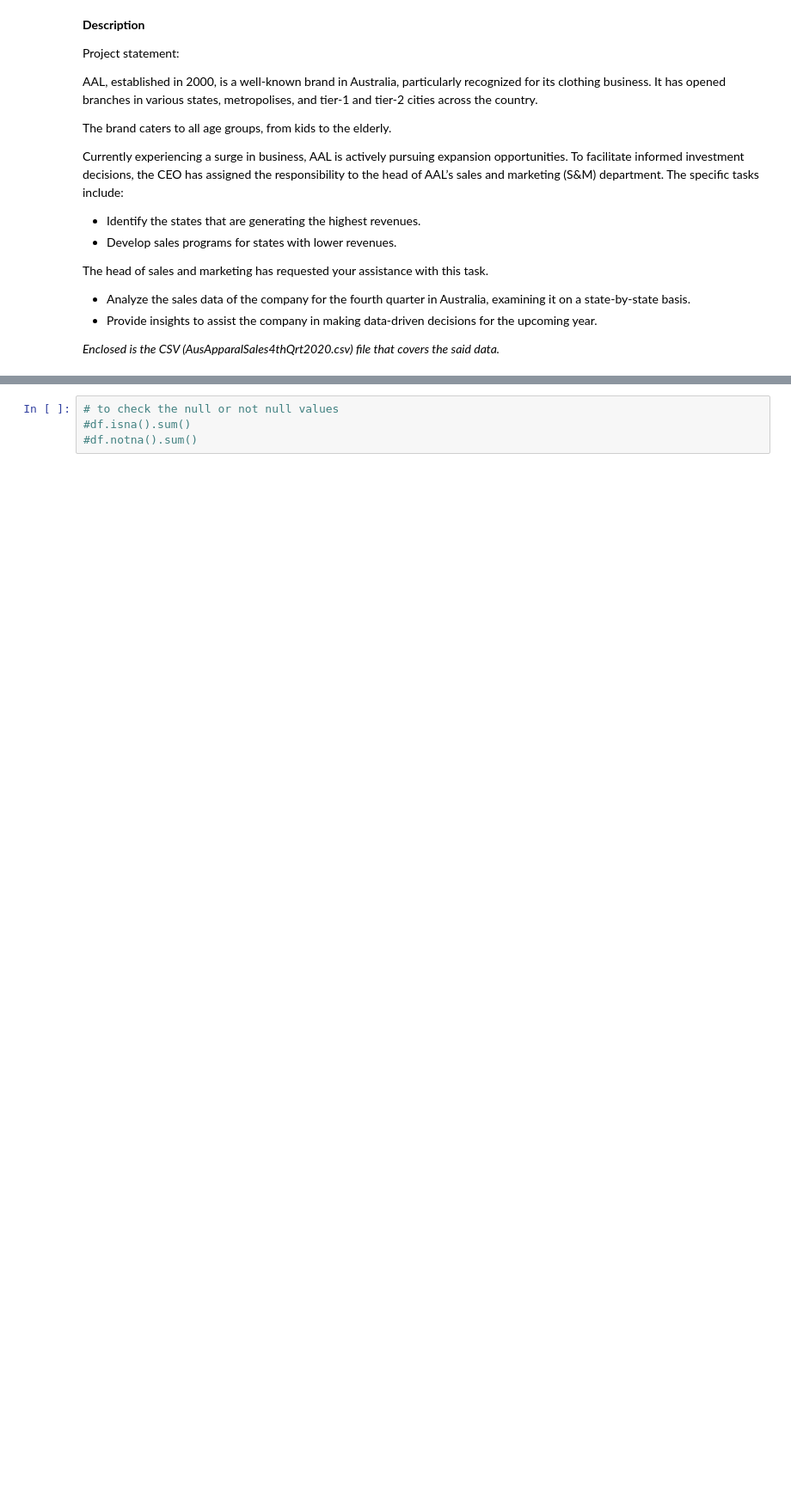
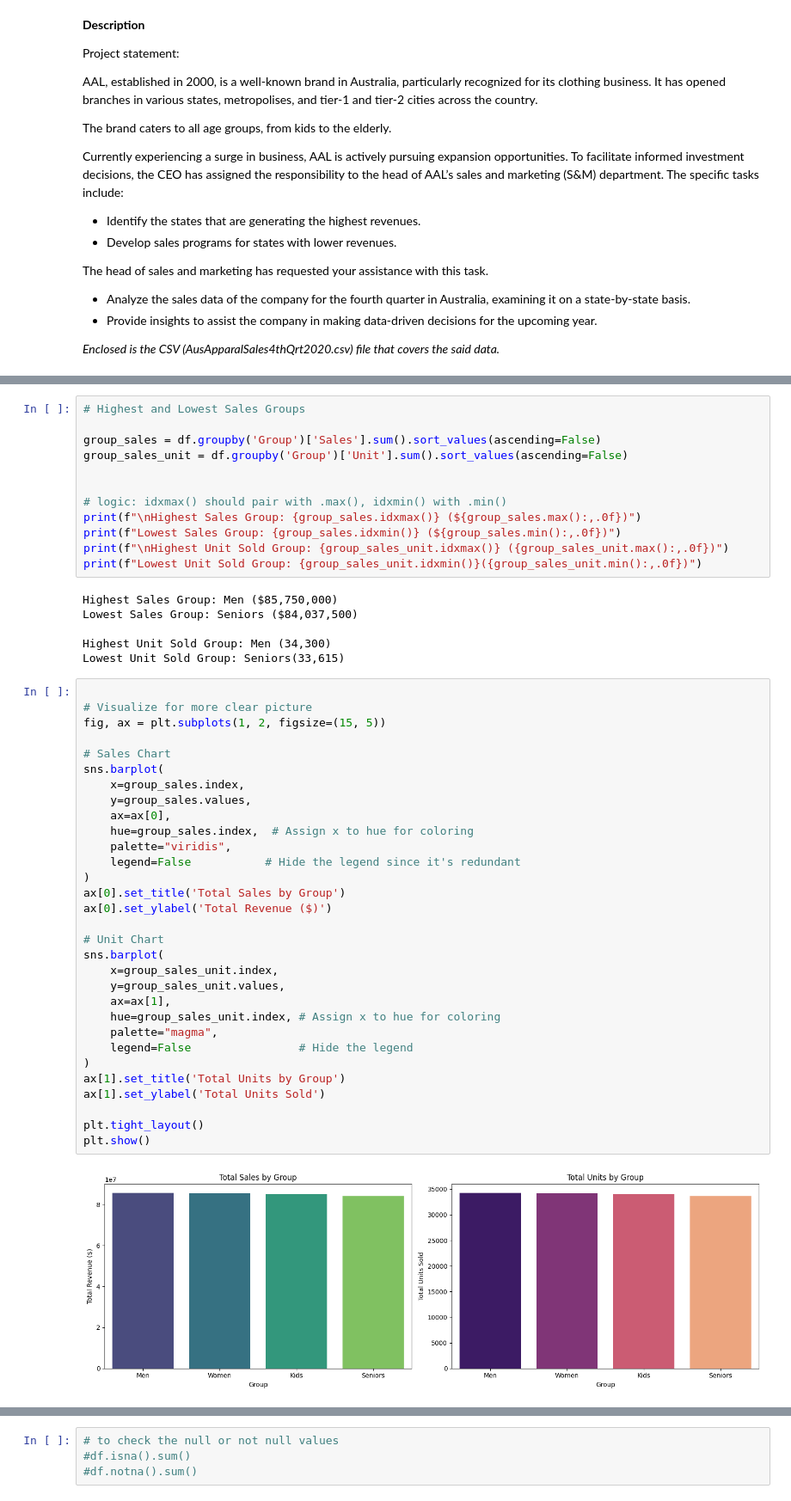
Before and after one commit to MM33NA/AI-machine-learning-projects, a Jupyter notebook: exploratory-data-analysis/sales_analysis.ipynb, the cells around one changed output, grey strips where cells are left out. Shown at 86% size. Drawn from its saved outputs; the diff is of its cells as text; blank space fills up the shorter version.

```diff
--- a/exploratory-data-analysis/sales_analysis.ipynb
+++ b/exploratory-data-analysis/sales_analysis.ipynb
@@ -86,0 +297,51 @@ df.head()
+# %%
+# Highest and Lowest Sales Groups
+
+group_sales = df.groupby('Group')['Sales'].sum().sort_values(ascending=False)
+group_sales_unit = df.groupby('Group')['Unit'].sum().sort_values(ascending=False)
+
+
+# logic: idxmax() should pair with .max(), idxmin() with .min()
+print(f"\nHighest Sales Group: {group_sales.idxmax()} (${group_sales.max():,.0f})")
+print(f"Lowest Sales Group: {group_sales.idxmin()} (${group_sales.min():,.0f})")
+print(f"\nHighest Unit Sold Group: {group_sales_unit.idxmax()} ({group_sales_unit.max():,.0f})")
+print(f"Lowest Unit Sold Group: {group_sales_unit.idxmin()}({group_sales_unit.min():,.0f})")
+# %% [output]
+Highest Sales Group: Men ($85,750,000)
+Lowest Sales Group: Seniors ($84,037,500)
+
+Highest Unit Sold Group: Men (34,300)
+Lowest Unit Sold Group: Seniors(33,615)
+# %%
+
+# Visualize for more clear picture
+fig, ax = plt.subplots(1, 2, figsize=(15, 5))
+
+# Sales Chart
+sns.barplot(
+    x=group_sales.index,
+    y=group_sales.values,
+    ax=ax[0],
+    hue=group_sales.index,  # Assign x to hue for coloring
+    palette="viridis",
+    legend=False           # Hide the legend since it's redundant
+)
+ax[0].set_title('Total Sales by Group')
+ax[0].set_ylabel('Total Revenue ($)')
+
+# Unit Chart
+sns.barplot(
+    x=group_sales_unit.index,
+    y=group_sales_unit.values,
+    ax=ax[1],
+    hue=group_sales_unit.index, # Assign x to hue for coloring
+    palette="magma",
+    legend=False                # Hide the legend
+)
+ax[1].set_title('Total Units by Group')
+ax[1].set_ylabel('Total Units Sold')
+
+plt.tight_layout()
+plt.show()
+# %% [output]
+[figure, added]
```
Also changed, not shown: parts of 83 cells of this notebook.
